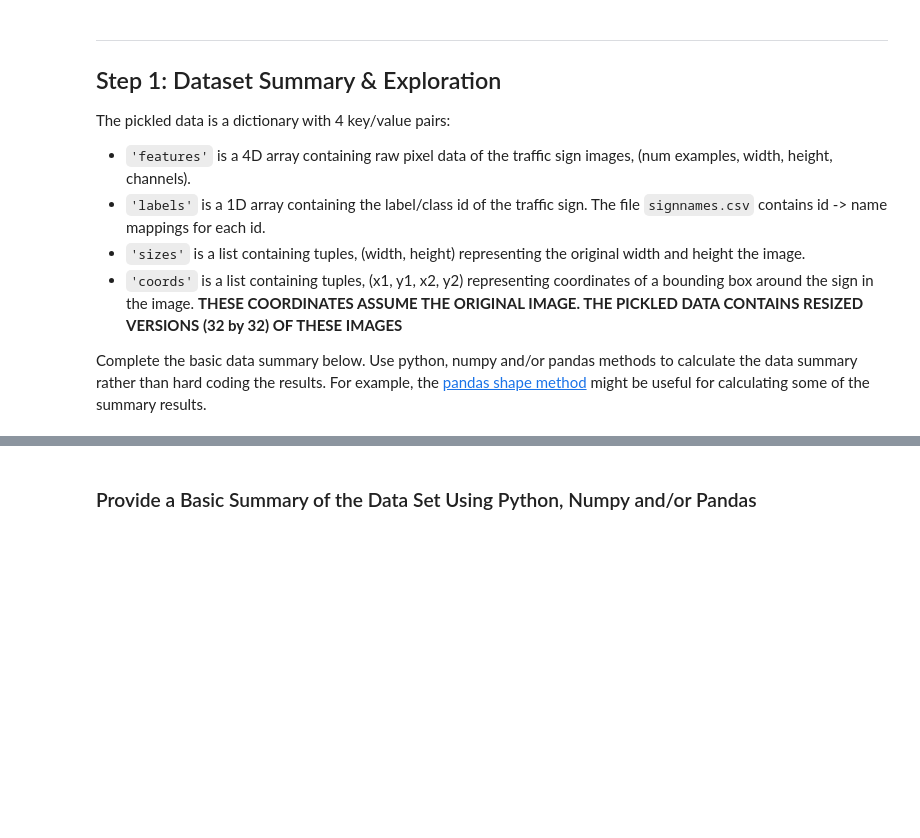
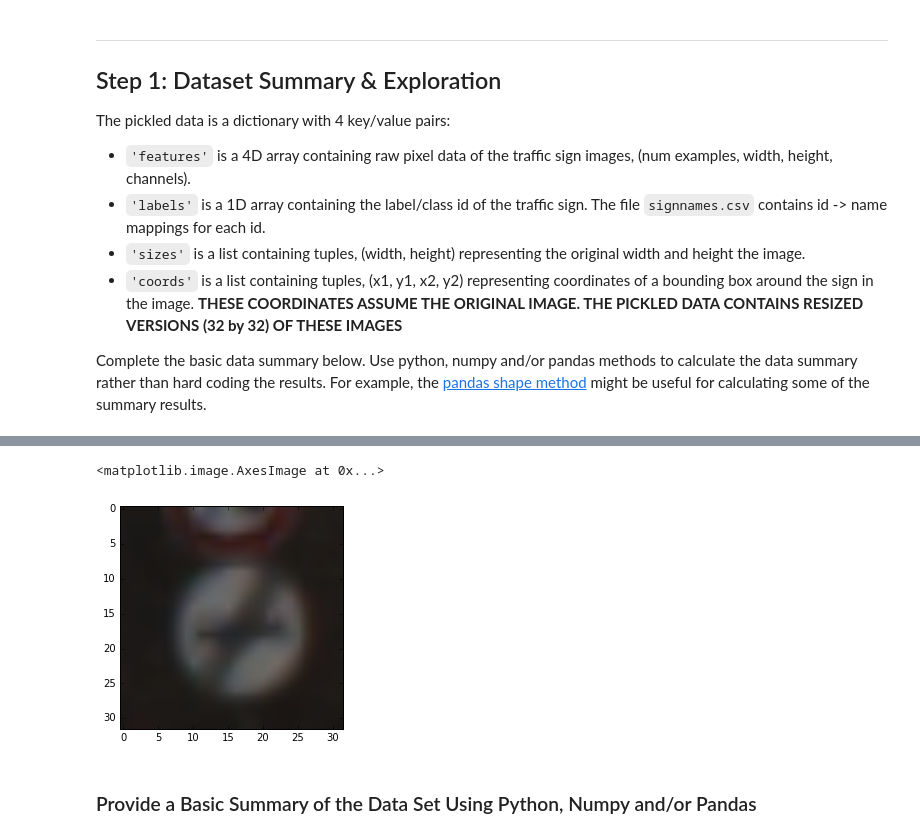
Before and after one commit to manprets/traffic_sign_classifier, a Jupyter notebook: Traffic_Sign_Classifier.ipynb, the cells around one changed output, grey strips where cells are left out. Drawn from its saved outputs; the diff is of its cells as text; code cells hidden in the pictures; blank space fills up the shorter version.

```diff
--- a/Traffic_Sign_Classifier.ipynb
+++ b/Traffic_Sign_Classifier.ipynb
@@ -25,9 +30,9 @@ import pickle
 
 # TODO: Fill this in based on where you saved the training and testing data
 
-training_file = ?
-validation_file=?
-testing_file = ?
+training_file = './data/train.p'
+validation_file= './data/valid.p'
+testing_file = './data/test.p'
 
 with open(training_file, mode='rb') as f:
     train = pickle.load(f)
@@ -55,3 +118,9 @@ Complete the basic data summary below. Use python, numpy and/or pandas methods t
+# %%
+img=train['features'][0]
+plt.imshow(img)
+# %% [output]
+<matplotlib.image.AxesImage at 0x...>
+[figure, added]
 # %% [markdown]
 ### Provide a Basic Summary of the Data Set Using Python, Numpy and/or Pandas
 # %%
```
Also changed, not shown: parts of 9 cells of this notebook.
